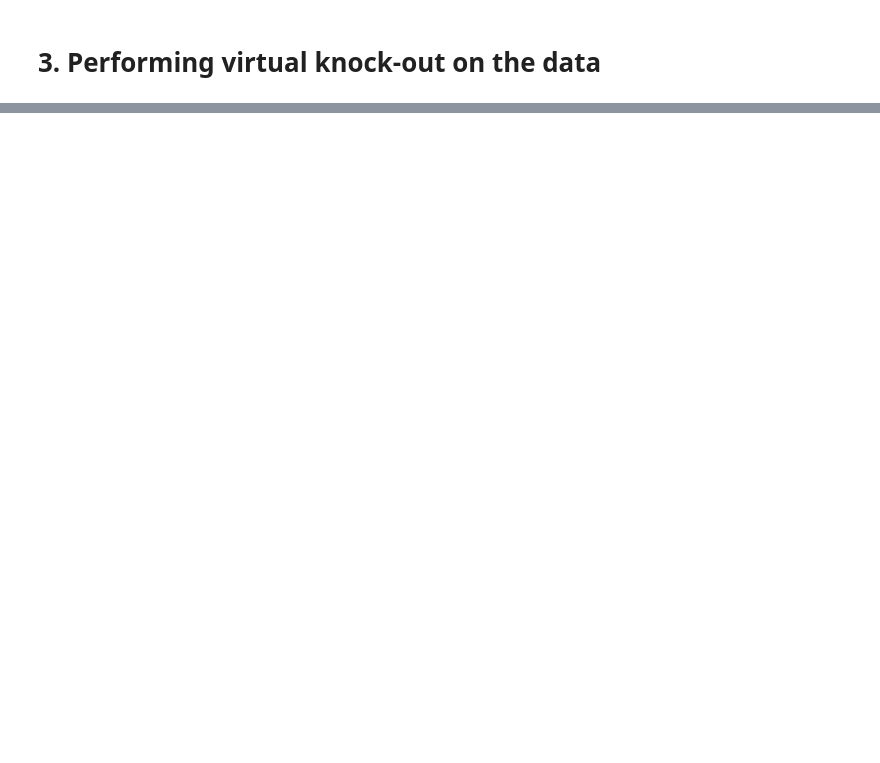
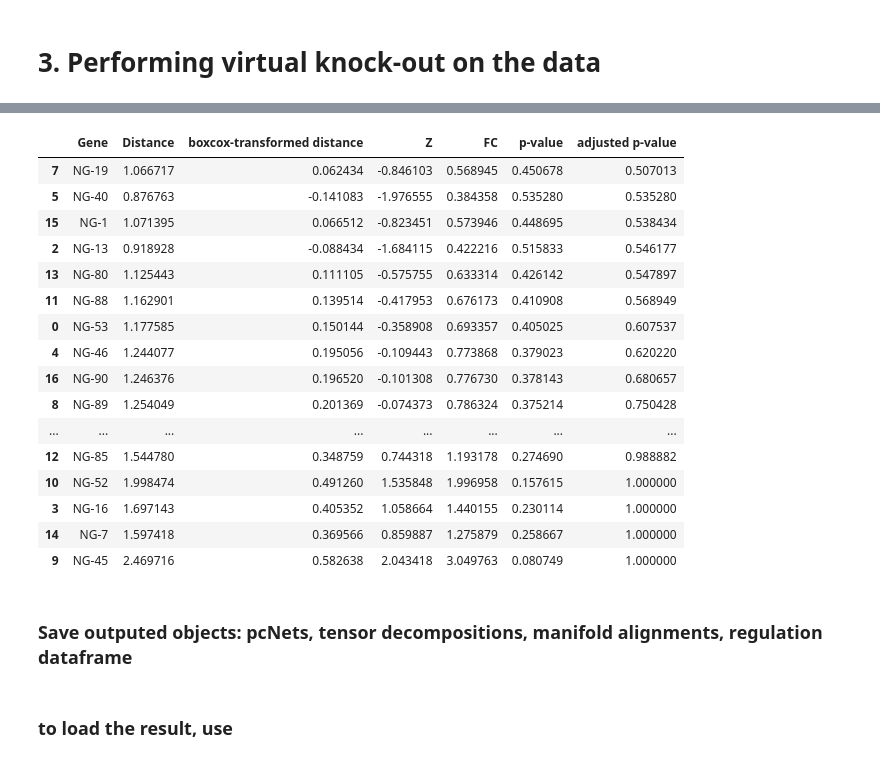
Before and after one commit to qwerty239qwe/scTenifoldpy, a Jupyter notebook: docs/source/3_knock_out.ipynb, the cells around one changed output, grey strips where cells are left out. Saved outputs shown, nothing was run; the diff lists cells and outputs as text; code cells hidden in the pictures; blank space fills up the shorter version.

```diff
--- a/docs/source/3_knock_out.ipynb
+++ b/docs/source/3_knock_out.ipynb
@@ -19,0 +113,2 @@ knk.build()
+# %%
+knk.run_step("ma")
@@ -19,0 +118,2 @@ knk.build()
+# %%
+knk.run_step("dr", sorted_by="adjusted p-value")
@@ -19,0 +123,22 @@ knk.build()
+# %%
+knk.d_regulation
+# %% [output]
+|  | Gene | Distance | boxcox-transformed distance | Z | FC | p-value | adjusted p-value |
+| 7 | NG-19 | 1.066717 | 0.062434 | -0.846103 | 0.568945 | 0.450678 | 0.507013 |
+| 5 | NG-40 | 0.876763 | -0.141083 | -1.976555 | 0.384358 | 0.535280 | 0.535280 |
+| 15 | NG-1 | 1.071395 | 0.066512 | -0.823451 | 0.573946 | 0.448695 | 0.538434 |
+| 2 | NG-13 | 0.918928 | -0.088434 | -1.684115 | 0.422216 | 0.515833 | 0.546177 |
+| 13 | NG-80 | 1.125443 | 0.111105 | -0.575755 | 0.633314 | 0.426142 | 0.547897 |
+| 11 | NG-88 | 1.162901 | 0.139514 | -0.417953 | 0.676173 | 0.410908 | 0.568949 |
+| 0 | NG-53 | 1.177585 | 0.150144 | -0.358908 | 0.693357 | 0.405025 | 0.607537 |
+| 4 | NG-46 | 1.244077 | 0.195056 | -0.109443 | 0.773868 | 0.379023 | 0.620220 |
+| 16 | NG-90 | 1.246376 | 0.196520 | -0.101308 | 0.776730 | 0.378143 | 0.680657 |
+| 8 | NG-89 | 1.254049 | 0.201369 | -0.074373 | 0.786324 | 0.375214 | 0.750428 |
+| ... | ... | ... | ... | ... | ... | ... | ... |
+| 12 | NG-85 | 1.544780 | 0.348759 | 0.744318 | 1.193178 | 0.274690 | 0.988882 |
+| 10 | NG-52 | 1.998474 | 0.491260 | 1.535848 | 1.996958 | 0.157615 | 1.000000 |
+| 3 | NG-16 | 1.697143 | 0.405352 | 1.058664 | 1.440155 | 0.230114 | 1.000000 |
+| 14 | NG-7 | 1.597418 | 0.369566 | 0.859887 | 1.275879 | 0.258667 | 1.000000 |
+| 9 | NG-45 | 2.469716 | 0.582638 | 2.043418 | 3.049763 | 0.080749 | 1.000000 |
+# %% [markdown]
+### Save outputed objects: pcNets, tensor decompositions, manifold alignments, regulation dataframe
@@ -19,0 +147,2 @@ knk.build()
+# %% [markdown]
+### to load the result, use
```
Also changed, not shown: parts of 16 cells of this notebook, 6 other files.
